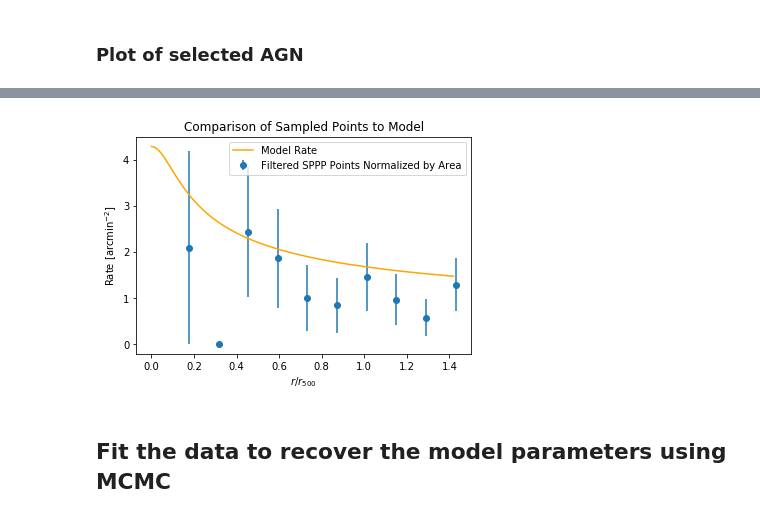
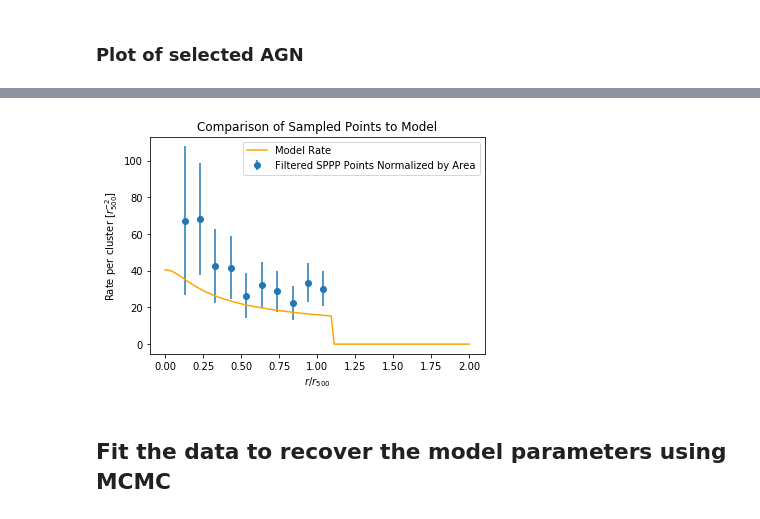
Before and after one commit to floydie7/SPT_AGN, a Jupyter notebook: Mock_Data_Generation_and_fitting.ipynb, the cells around one changed output, grey strips where cells are left out. Saved outputs shown, nothing was run; the diff lists cells and outputs as text; code cells hidden in the pictures.

```diff
--- a/Mock_Data_Generation_and_fitting.ipynb
+++ b/Mock_Data_Generation_and_fitting.ipynb
@@ -148,10 +151,10 @@ def lnpost(param, catalog):
 #### Model parameters:
 # %%
 # Number of clusters to generate
-n_cl = 100
+n_cl = 10
 
 # Dx is set to 5 to mimic an IRAC image's width in arcmin.
-Dx = 5.
+Dx = 5.  # In arcmin
 
 # Set parameter values
 theta_true = 5.0     # Amplitude.
@@ -165,7 +168,7 @@ params_true = (theta_true, eta_true, zeta_true, beta_true)
 ## Generate the mock data
 # %%
 # Set up grid of radial positions (normalized by r500)
-r_dist = np.linspace(0, 2.5, 100)
+r_dist_r500 = np.linspace(0, 2, 100) # from 0 - 2r500
 
 # Draw mass and redshift distribution from a uniform distribution as well.
 mass_dist = np.random.uniform(0.2e15, 1.8e15, n_cl)
@@ -299,12 +302,12 @@ plt.show()
 # %%
-hist, bin_edges = np.histogram(r_final_r500)
+hist, bin_edges = np.histogram(outAGN['radial_r500'])
 bins = (bin_edges[1:len(bin_edges)]-bin_edges[0:len(bin_edges)-1])/2. + bin_edges[0:len(bin_edges)-1]
-plt.hist(r_final_r500)
+plt.hist(outAGN['radial_r500']/n_cl)
 
 # but normalise the area
-area_edges = np.pi * (bin_edges * r500_cl)**2
+area_edges = np.pi * bin_edges**2
 area = area_edges[1:len(area_edges)]-area_edges[0:len(area_edges)-1]
-area_arcmin2 = area * cosmo.arcsec_per_kpc_proper(z_cl).to(u.arcmin / u.Mpc)**2
+# area_arcmin2 = area * cosmo.arcsec_per_kpc_proper(z_cl).to(u.arcmin / u.Mpc)**2
 
-err = np.sqrt(hist)/area_arcmin2.value
+err = np.sqrt(hist)/area
 # %% [output]
@@ -332,12 +315,12 @@ print(rad_model)
 # %%
 fig, ax = plt.subplots()
-ax.errorbar(bins, hist/area_arcmin2.value, yerr=err, fmt='o', label='Filtered SPPP Points Normalized by Area')
-ax.plot(r_r500, rad_model, color="orange", label='Model Rate')
-ax.set(title='Comparison of Sampled Points to Model', xlabel=r'$r/r_{{500}}$', ylabel=r'Rate [arcmin$^{-2}$]')
+ax.errorbar(bins, hist/area/n_cl, yerr=err, fmt='o', label='Filtered SPPP Points Normalized by Area')
+ax.plot(r_dist_r500, rad_model, color="orange", label='Model Rate')
+ax.set(title='Comparison of Sampled Points to Model', xlabel=r'$r/r_{{500}}$', ylabel=r'Rate per cluster [$r_{{500}}^{-2}$]')
 ax.legend()
 plt.show()
 # %% [output]
-[figure, old version]
+[figure, new version]
 # %% [markdown]
 ## Fit the data to recover the model parameters using MCMC
 # %%
```
Also changed, not shown: parts of 8 cells of this notebook.
